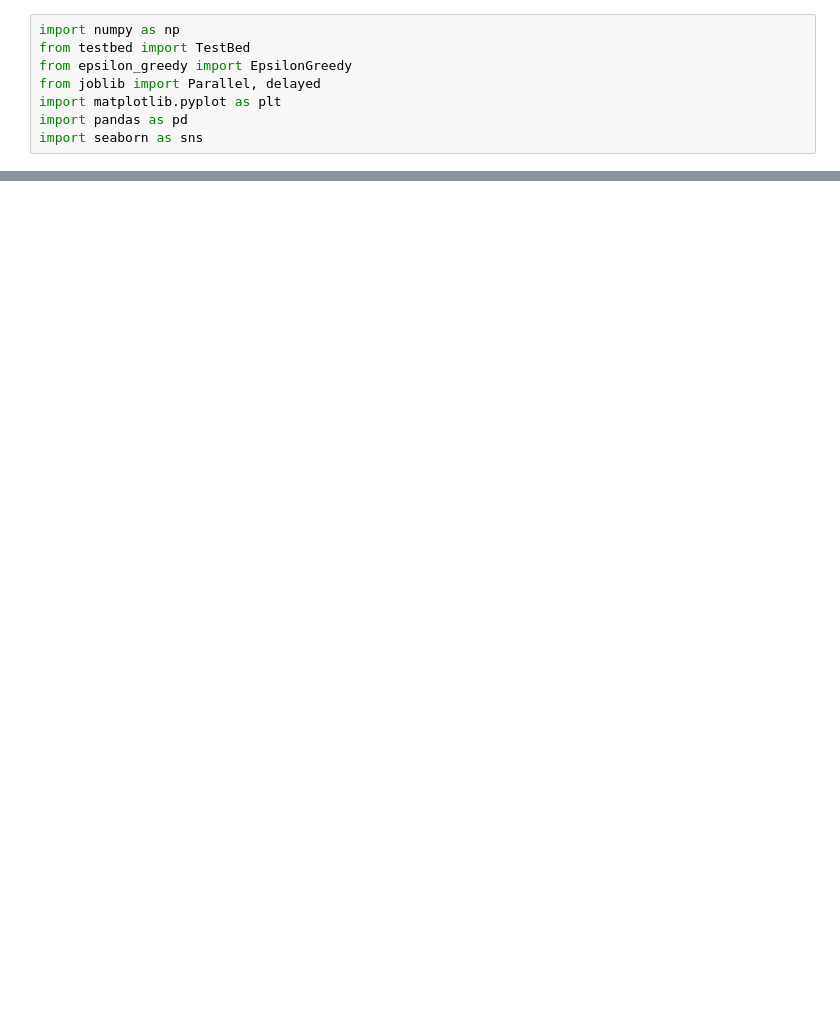
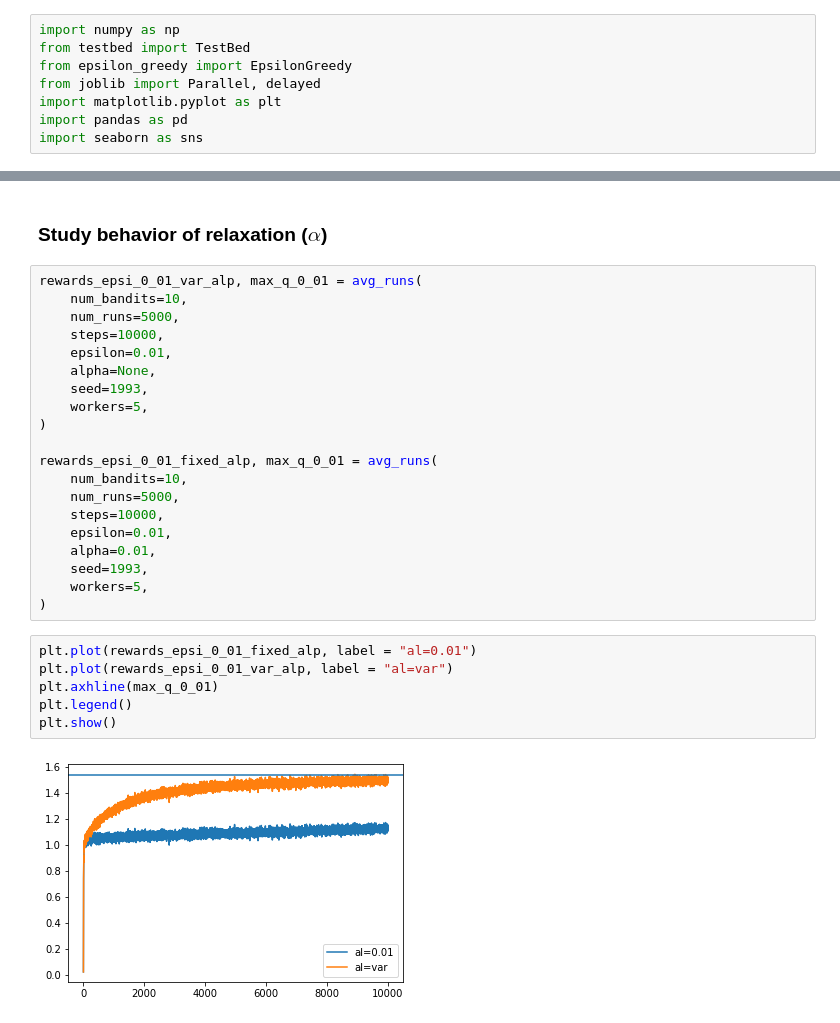
Before and after one commit to bhadaur1/reinforcement-learning, a Jupyter notebook: bandit/run.ipynb, the cells around one changed output, grey strips where cells are left out. Cells and saved outputs as stored; diff of their text form; blank space fills up the shorter version.

```diff
--- a/bandit/run.ipynb
+++ b/bandit/run.ipynb
@@ -69,0 +77,30 @@ plt.show()
+# %% [markdown]
+### Study behavior of relaxation ($\alpha$)
+# %%
+rewards_epsi_0_01_var_alp, max_q_0_01 = avg_runs(
+    num_bandits=10,
+    num_runs=5000,
+    steps=10000,
+    epsilon=0.01,
+    alpha=None,
+    seed=1993,
+    workers=5,
+)
+
+rewards_epsi_0_01_fixed_alp, max_q_0_01 = avg_runs(
+    num_bandits=10,
+    num_runs=5000,
+    steps=10000,
+    epsilon=0.01,
+    alpha=0.01,
+    seed=1993,
+    workers=5,
+)
+# %%
+plt.plot(rewards_epsi_0_01_fixed_alp, label = "al=0.01")
+plt.plot(rewards_epsi_0_01_var_alp, label = "al=var")
+plt.axhline(max_q_0_01)
+plt.legend()
+plt.show()
+# %% [output]
+[figure, added]
```
Also changed, not shown: parts of 5 cells of this notebook, 2 other files.
